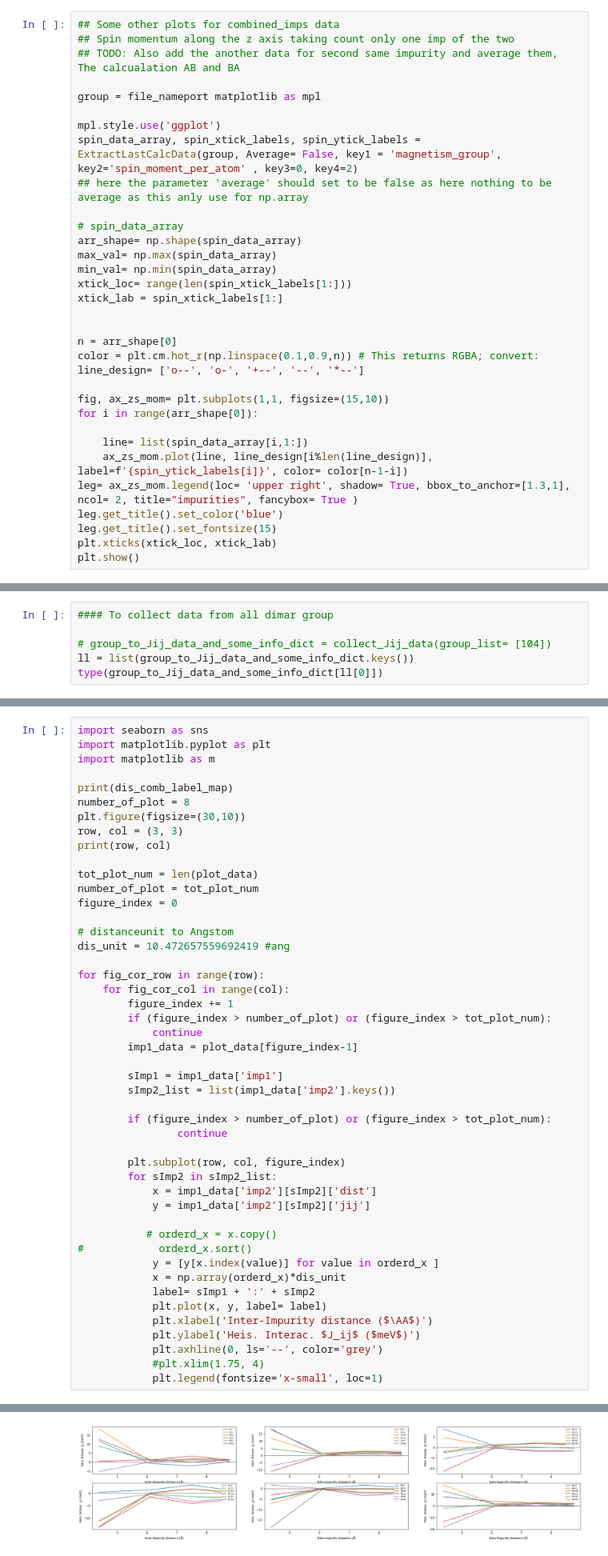
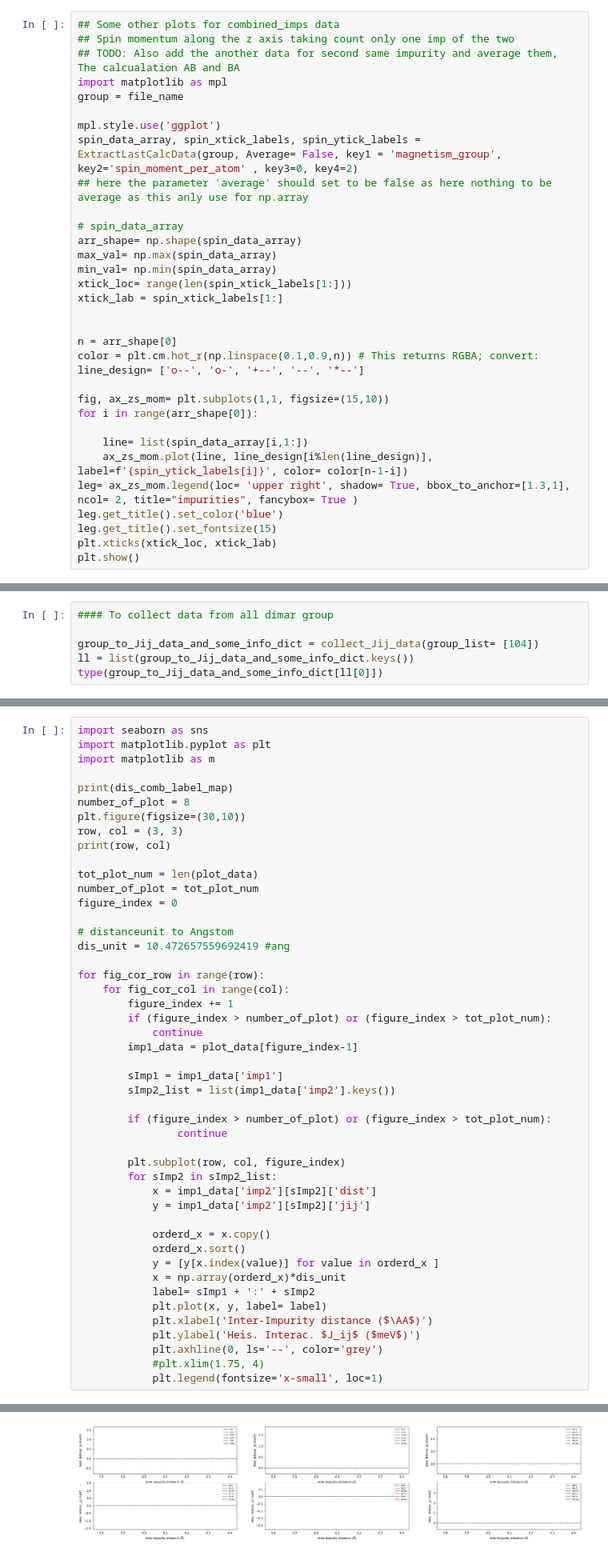
Before and after one commit to RubelMozumder/aiida_daily_work, a Jupyter notebook: Daily_Work_bin/plot_combine_imps.ipynb, the cells around one changed output, grey strips where cells are left out. Shown: that part at 80% size. Saved outputs shown, nothing was run; the diff lists cells and outputs as text.

```diff
--- a/Daily_Work_bin/plot_combine_imps.ipynb
+++ b/Daily_Work_bin/plot_combine_imps.ipynb
@@ -618,8 +631,8 @@ TypeError: diamar_plot() got an unexpected keyword argument 'dict_for_last_calc_
 ## Some other plots for combined_imps data
 ## Spin momentum along the z axis taking count only one imp of the two
 ## TODO: Also add the another data for second same impurity and average them, The calcualation AB and BA
-
-group = file_nameport matplotlib as mpl
+import matplotlib as mpl
+group = file_name
 
 mpl.style.use('ggplot')
 spin_data_array, spin_xtick_labels, spin_ytick_labels = ExtractLastCalcData(group, Average= False, key1 = 'magnetism_group', key2='spin_moment_per_atom' , key3=0, key4=2)
@@ -918,7 +742,7 @@ def parse_to_Json(plot_imp_list, group_to_Jij_data_and_some_info_dict,
 # %%
 #### To collect data from all dimar group
 
-# group_to_Jij_data_and_some_info_dict = collect_Jij_data(group_list= [104])
+group_to_Jij_data_and_some_info_dict = collect_Jij_data(group_list= [104])
 ll = list(group_to_Jij_data_and_some_info_dict.keys())
 type(group_to_Jij_data_and_some_info_dict[ll[0]])
 # %% [output]
@@ -974,8 +812,8 @@ for fig_cor_row in range(row):
             x = imp1_data['imp2'][sImp2]['dist']
             y = imp1_data['imp2'][sImp2]['jij']
 
-           # orderd_x = x.copy()
-#            orderd_x.sort()
+            orderd_x = x.copy()
+            orderd_x.sort()
             y = [y[x.index(value)] for value in orderd_x ]
             x = np.array(orderd_x)*dis_unit
             label= sImp1 + ':' + sImp2
@@ -990,2 +828,2 @@ for fig_cor_row in range(row):
 3 3
-[figure, old version]
+[figure, new version]
```
Also changed, not shown: parts of 12 cells of this notebook, 6 other files.
